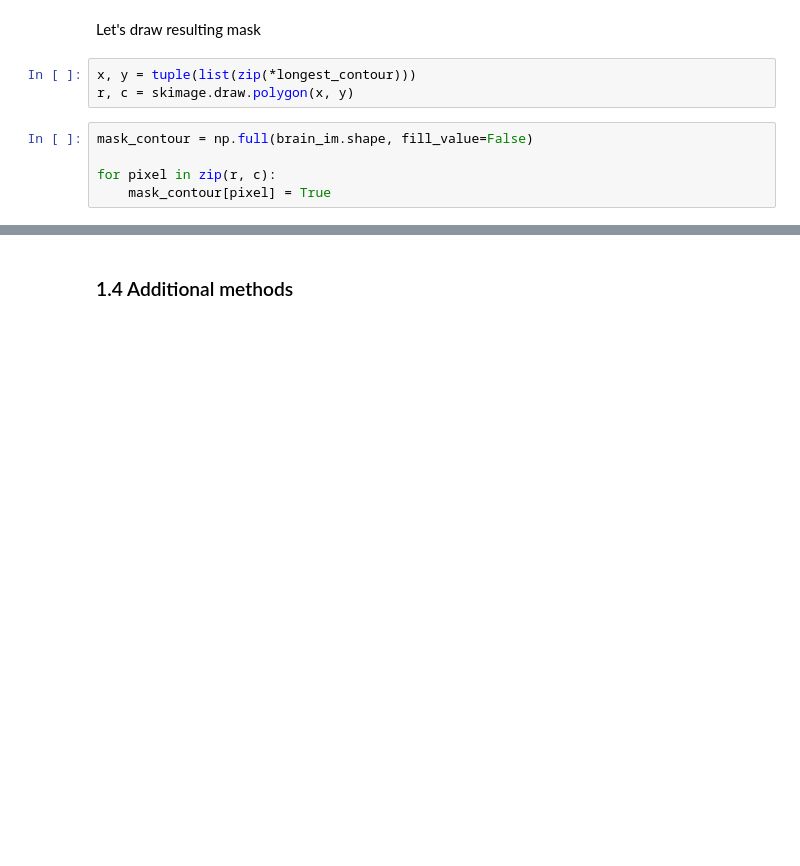
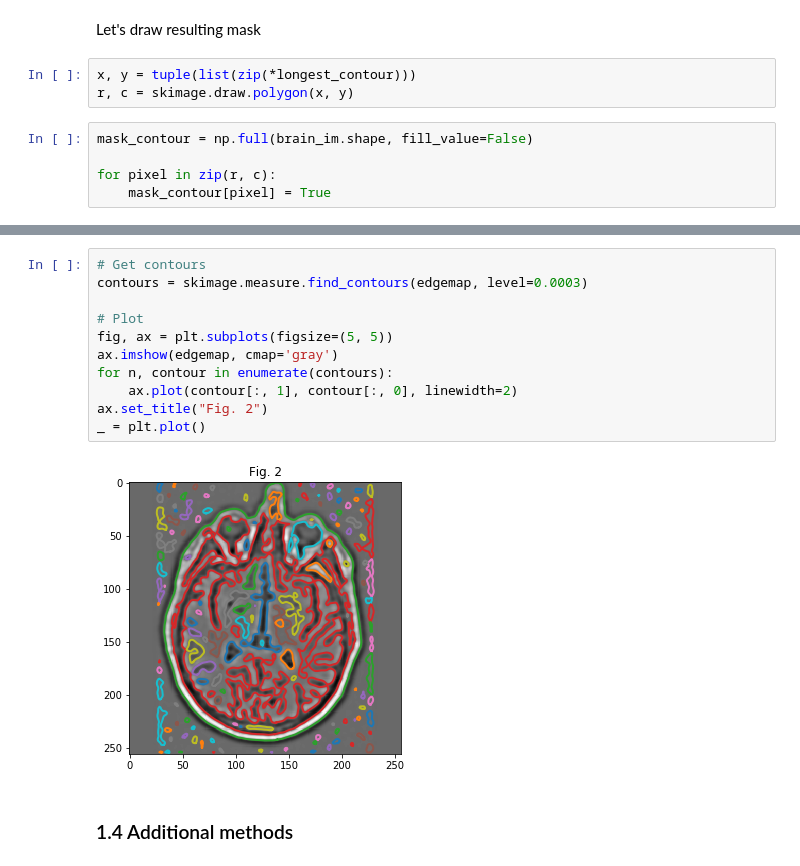
Before and after one commit to oganesManasian/Image-analysis-and-pattern-recognition, a Jupyter notebook: labs/lab_01_segmentation.ipynb, the cells around one changed output, grey strips where cells are left out. Saved outputs shown, nothing was run; the diff lists cells and outputs as text; blank space fills up the shorter version.

Commit message:
added my version of contour detection

```diff
--- a/labs/lab_01_segmentation.ipynb
+++ b/labs/lab_01_segmentation.ipynb
@@ -399,3 +418,16 @@ ax.axis('off');
+# %%
+# Get contours
+contours = skimage.measure.find_contours(edgemap, level=0.0003)
+
+# Plot
+fig, ax = plt.subplots(figsize=(5, 5))
+ax.imshow(edgemap, cmap='gray')
+for n, contour in enumerate(contours):
+    ax.plot(contour[:, 1], contour[:, 0], linewidth=2)
+ax.set_title("Fig. 2")
+_ = plt.plot()
+# %% [output]
+[figure, added]
 # %% [markdown]
 ### 1.4 Additional methods
 # %% [markdown]
```
Also changed, not shown: parts of 10 cells of this notebook.
